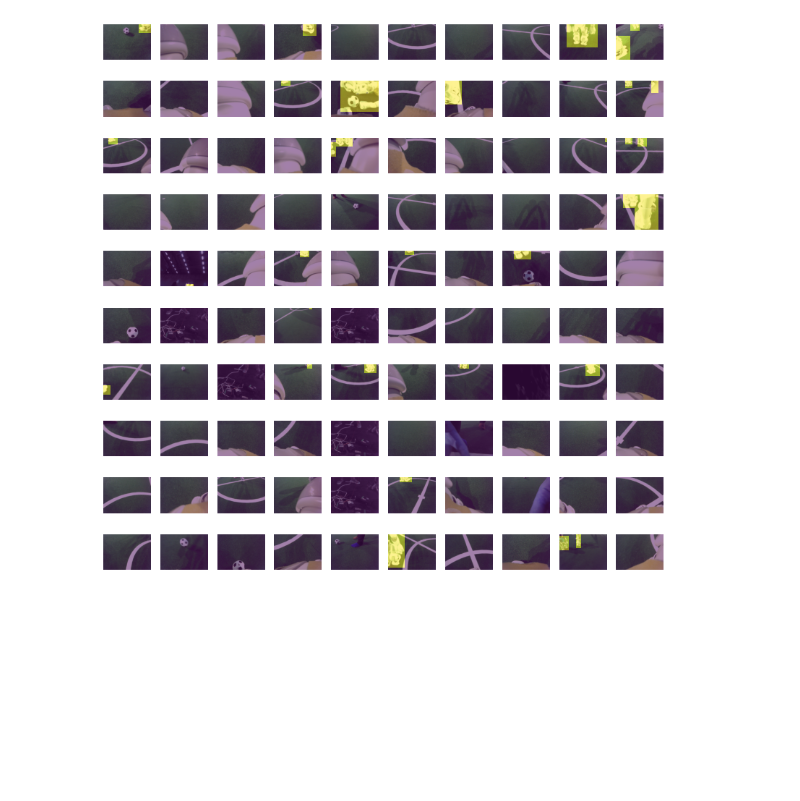
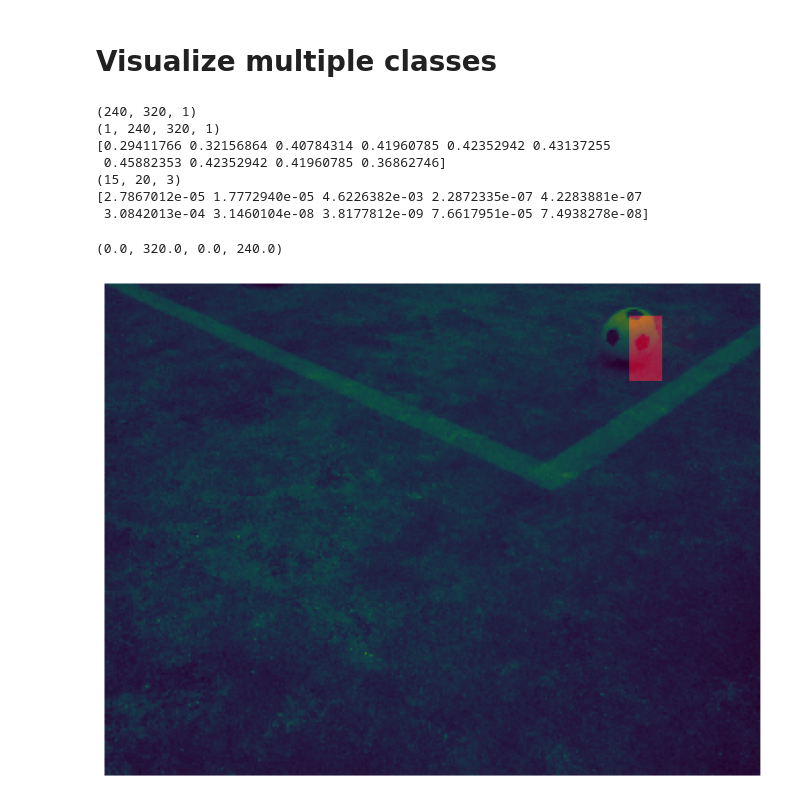
Before and after one commit to BerlinUnited/NaoTH-Deeplearning, a Jupyter notebook: semantic_segmentation_lc/visualize_ds.ipynb, the cells around one changed output. Saved outputs shown, nothing was run; the diff lists cells and outputs as text; code cells hidden in the pictures; blank space fills up the shorter version.

```diff
--- a/semantic_segmentation_lc/visualize_ds.ipynb
+++ b/semantic_segmentation_lc/visualize_ds.ipynb
@@ -29,19 +35,23 @@ with h5py.File("semantic_ds3.h5", "r") as f:
-# %%
-with h5py.File("semantic_ds3.h5", "r") as f:
-    image = f['X'][0]
-    mask = f['Y'][0]
-    mask = cv2.resize(mask, (320,240))
-    image_height, image_width, _ = image.shape
-
-    fig, axs = plt.subplots(10, 10, figsize=(10, 10))
-    for i in range(100):
-        image = f['X'][i]
-        mask = f['Y'][i]
-        ax = axs[i // 10, i % 10]
-
-        ax.imshow(image, extent=(0,image_width,0,image_height))
-        ax.imshow(mask, extent=(0,image_width,0,image_height), alpha=0.5)
-        ax.axis("off")
-    plt.show()
-# %% [output]
-[figure, removed]
+# %% [markdown]
+# Visualize multiple classes
+# %%
+# check this to find indices which contains labels
+with h5py.File("training_ds_gray_all.h5", "r") as f:
+    #print(len(f['X']))
+    for idx, a in enumerate(f['Y']):
+        label = f['Y'][idx]
+        test = label[:,:,1]
+        #print(test)
+        if np.sum(test) > 0:
+            print(idx)
+# %%
+from PIL import Image as PIL_Image
+def load_image_as_yuv422_y_only(image_filename):
+    im = PIL_Image.open(image_filename)
+    ycbcr = im.convert('YCbCr')
+    reversed_yuv888 = np.ndarray(480 * 640 * 3, 'u1', ycbcr.tobytes())
+    full_image_y = reversed_yuv888[0::3]
+    full_image_y = full_image_y.reshape(480,640,1)
+    half_image_y = full_image_y[::2, ::2]
+
+    return half_image_y
@@ -47,0 +460,33 @@ with h5py.File("semantic_ds3.h5", "r") as f:
+# %%
+model = TFLiteModel("semantic_segmentation_y.tflite")
+#image_orig = load_image_as_yuv422_y_only("0205141.png")  # FIXME
+my_image = log_image
+print(my_image.shape)
+
+image_width, image_height, _ = my_image.shape
+#image = image_orig / 255.0
+my_image = my_image.astype(np.float32)[np.newaxis]
+print(my_image.shape)
+print(my_image.ravel()[0:10])
+label = model.predict(my_image)[0]
+#print(label)
+print(label.shape)
+
+print(label.ravel()[0:10])
+
+
+fig, axs = plt.subplots(1, 1, figsize=(10, 10))
+ax = axs
+ax.imshow(log_image, extent=(0,320,0,240))
+ax.imshow(label, extent=(0,320,0,240), alpha=0.5)
+ax.axis("off")
+# %% [output]
+(240, 320, 1)
+(1, 240, 320, 1)
+[0.29411766 0.32156864 0.40784314 0.41960785 0.42352942 0.43137255
+ 0.45882353 0.42352942 0.41960785 0.36862746]
+(15, 20, 3)
+[2.7867012e-05 1.7772940e-05 4.6226382e-03 2.2872335e-07 4.2283881e-07
+ 3.0842013e-04 3.1460104e-08 3.8177812e-09 7.6617951e-05 7.4938278e-08]
+(0.0, 320.0, 0.0, 240.0)
+[figure, added]
```
Also changed, not shown: parts of 7 cells of this notebook, 8 other files.
